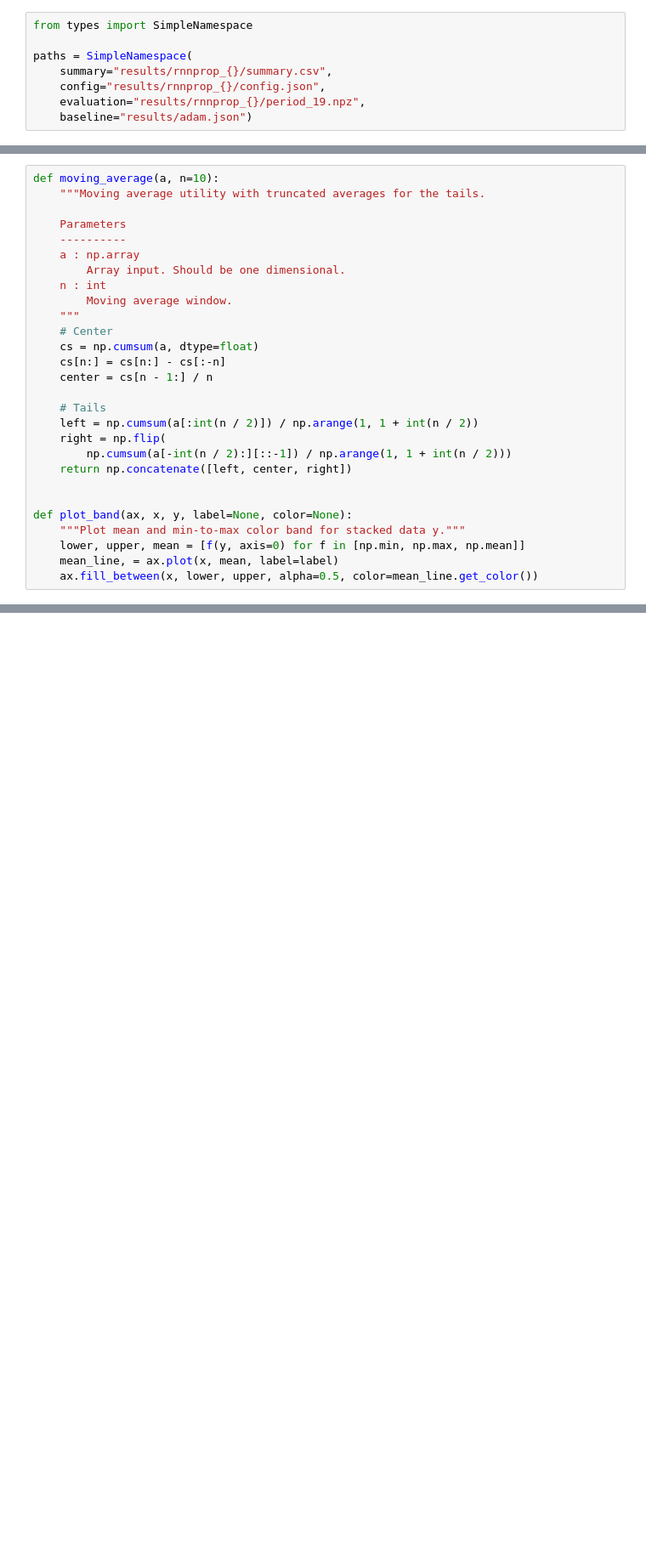
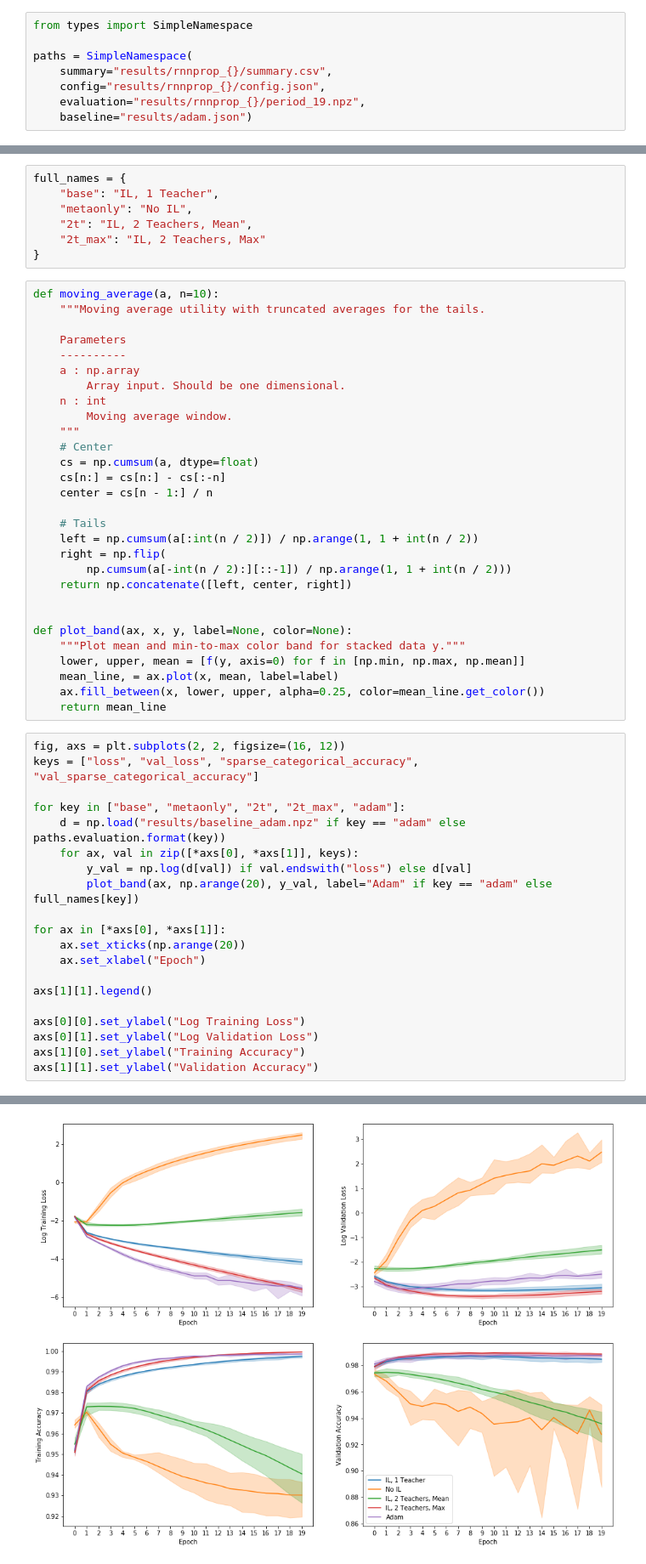
Before and after one commit to thetianshuhuang/l2o, a Jupyter notebook: analysis.ipynb, the cells around one changed output, grey strips where cells are left out. Shown at 85% size. Saved outputs shown, nothing was run; the diff lists cells and outputs as text; blank space fills up the shorter version.

```diff
--- a/analysis.ipynb
+++ b/analysis.ipynb
@@ -20,3 +14,10 @@ full_names = {
+# %%
+full_names = {
+    "base": "IL, 1 Teacher",
+    "metaonly": "No IL",
+    "2t": "IL, 2 Teachers, Mean",
+    "2t_max": "IL, 2 Teachers, Max"
+}
 # %%
 def moving_average(a, n=10):
     """Moving average utility with truncated averages for the tails.
@@ -44,4 +45,26 @@ def plot_band(ax, x, y, label=None, color=None):
     """Plot mean and min-to-max color band for stacked data y."""
     lower, upper, mean = [f(y, axis=0) for f in [np.min, np.max, np.mean]]
     mean_line, = ax.plot(x, mean, label=label)
-    ax.fill_between(x, lower, upper, alpha=0.5, color=mean_line.get_color())
+    ax.fill_between(x, lower, upper, alpha=0.25, color=mean_line.get_color())
+    return mean_line
+# %%
+fig, axs = plt.subplots(2, 2, figsize=(16, 12))
+keys = ["loss", "val_loss", "sparse_categorical_accuracy", "val_sparse_categorical_accuracy"]
+
+for key in ["base", "metaonly", "2t", "2t_max", "adam"]:
+    d = np.load("results/baseline_adam.npz" if key == "adam" else paths.evaluation.format(key))
+    for ax, val in zip([*axs[0], *axs[1]], keys):
+        y_val = np.log(d[val]) if val.endswith("loss") else d[val]
+        plot_band(ax, np.arange(20), y_val, label="Adam" if key == "adam" else full_names[key])
+
+for ax in [*axs[0], *axs[1]]:
+    ax.set_xticks(np.arange(20))
+    ax.set_xlabel("Epoch")
+
+axs[1][1].legend()
+
+axs[0][0].set_ylabel("Log Training Loss")
+axs[0][1].set_ylabel("Log Validation Loss")
+axs[1][0].set_ylabel("Training Accuracy")
+axs[1][1].set_ylabel("Validation Accuracy")
+# %% [output]
@@ -48,2 +72,3 @@ def plot_band(ax, x, y, label=None, color=None):
+[figure, added]
 # %%
 fig, axs = plt.subplots(2, 2, figsize=(16, 12))
```
Also changed, not shown: parts of 7 cells of this notebook, 7 other files.
